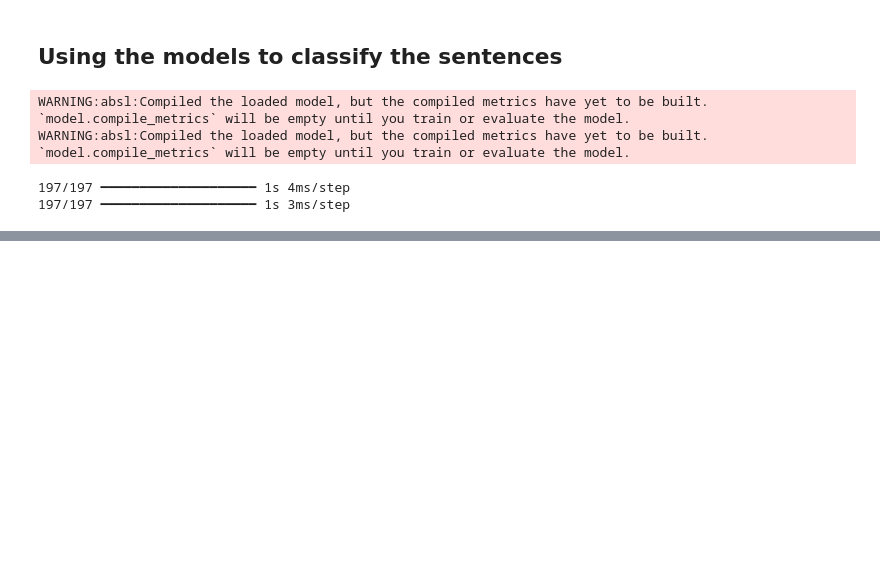
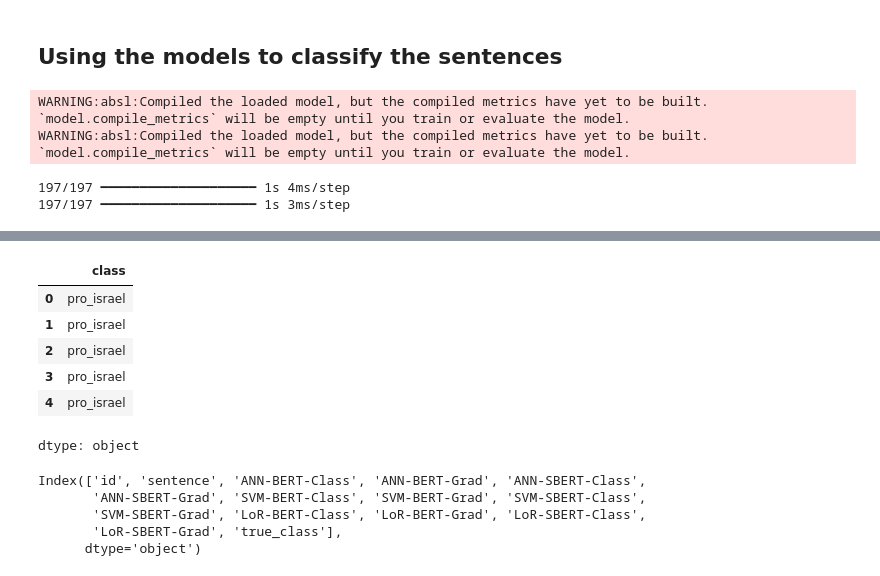
Before and after one commit to dattali18/IR_Assignments, a Jupyter notebook: Assignment.05/IR_05_B.ipynb, the cells around one changed output, grey strips where cells are left out. Cells and saved outputs as stored; diff of their text form; code cells hidden in the pictures; blank space fills up the shorter version.

```diff
--- a/Assignment.05/IR_05_B.ipynb
+++ b/Assignment.05/IR_05_B.ipynb
@@ -1048,0 +1072,10 @@ output_df.head()
+# %%
+df_test['class'].head()
+# %% [output]
+|  | class |
+| 0 | pro_israel |
+| 1 | pro_israel |
+| 2 | pro_israel |
+| 3 | pro_israel |
+| 4 | pro_israel |
+dtype: object
@@ -1050,3 +1086,13 @@ output_df.head()
 # save the output_df into a file
 
 output_df.to_csv("bonus_output.csv", index=False)
+# %%
+# from the output_df create a nice plot showing the true class compare to each model
+
+output_df.columns
+# %% [output]
+Index(['id', 'sentence', 'ANN-BERT-Class', 'ANN-BERT-Grad', 'ANN-SBERT-Class',
+       'ANN-SBERT-Grad', 'SVM-BERT-Class', 'SVM-BERT-Grad', 'SVM-SBERT-Class',
+       'SVM-SBERT-Grad', 'LoR-BERT-Class', 'LoR-BERT-Grad', 'LoR-SBERT-Class',
+       'LoR-SBERT-Grad', 'true_class'],
+      dtype='object')
```
Also changed, not shown: parts of 5 cells of this notebook.
